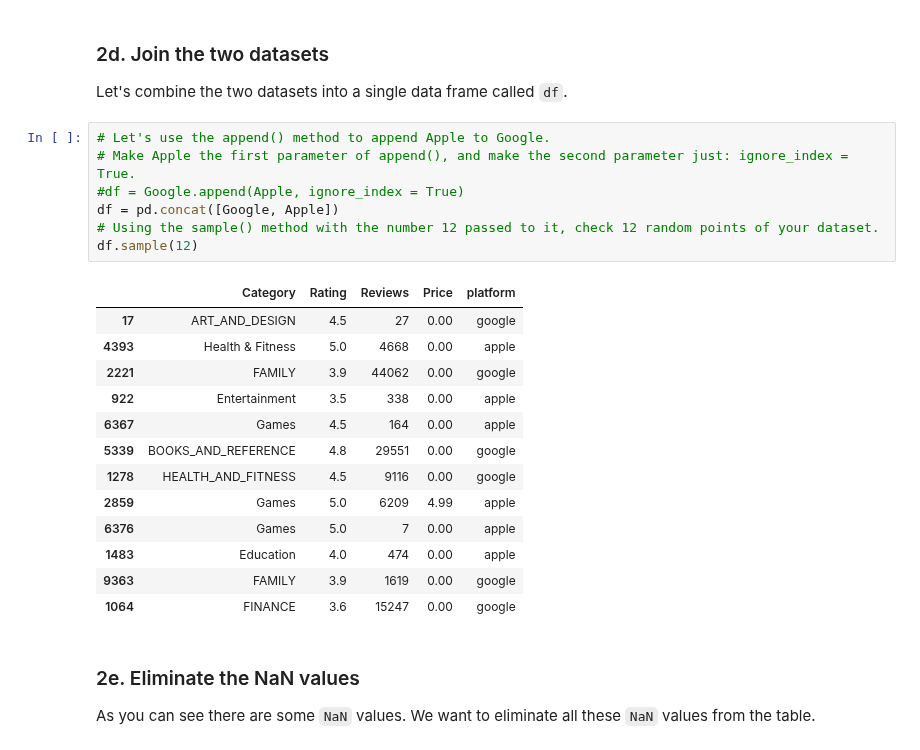
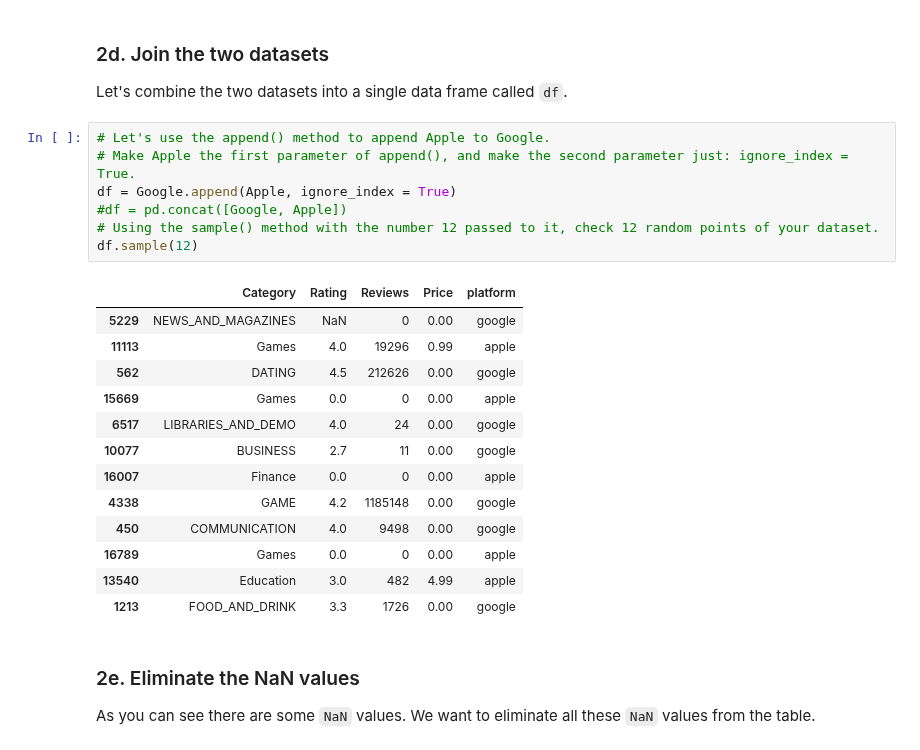
Before and after one commit to tripfernandes/SB-DSC, a Jupyter notebook: PART 1, Tier 1 - Sourcing and Loading.ipynb, the cells around one changed output. Saved outputs shown, nothing was run; the diff lists cells and outputs as text.

```diff
--- a/PART 1, Tier 1 - Sourcing and Loading.ipynb
+++ b/PART 1, Tier 1 - Sourcing and Loading.ipynb
@@ -294,24 +294,24 @@ Let's combine the two datasets into a single data frame called `df`.
 # %%
 # Let's use the append() method to append Apple to Google.
 # Make Apple the first parameter of append(), and make the second parameter just: ignore_index = True.
-#df = Google.append(Apple, ignore_index = True)
-df = pd.concat([Google, Apple])
+df = Google.append(Apple, ignore_index = True)
+#df = pd.concat([Google, Apple])
 # Using the sample() method with the number 12 passed to it, check 12 random points of your dataset.
 df.sample(12)
 # %% [output]
 |  | Category | Rating | Reviews | Price | platform |
-| 17 | ART_AND_DESIGN | 4.5 | 27 | 0.00 | google |
-| 4393 | Health & Fitness | 5.0 | 4668 | 0.00 | apple |
-| 2221 | FAMILY | 3.9 | 44062 | 0.00 | google |
-| 922 | Entertainment | 3.5 | 338 | 0.00 | apple |
-| 6367 | Games | 4.5 | 164 | 0.00 | apple |
-| 5339 | BOOKS_AND_REFERENCE | 4.8 | 29551 | 0.00 | google |
-| 1278 | HEALTH_AND_FITNESS | 4.5 | 9116 | 0.00 | google |
-| 2859 | Games | 5.0 | 6209 | 4.99 | apple |
-| 6376 | Games | 5.0 | 7 | 0.00 | apple |
-| 1483 | Education | 4.0 | 474 | 0.00 | apple |
-| 9363 | FAMILY | 3.9 | 1619 | 0.00 | google |
-| 1064 | FINANCE | 3.6 | 15247 | 0.00 | google |
+| 5229 | NEWS_AND_MAGAZINES | NaN | 0 | 0.00 | google |
+| 11113 | Games | 4.0 | 19296 | 0.99 | apple |
+| 562 | DATING | 4.5 | 212626 | 0.00 | google |
+| 15669 | Games | 0.0 | 0 | 0.00 | apple |
+| 6517 | LIBRARIES_AND_DEMO | 4.0 | 24 | 0.00 | google |
+| 10077 | BUSINESS | 2.7 | 11 | 0.00 | google |
+| 16007 | Finance | 0.0 | 0 | 0.00 | apple |
+| 4338 | GAME | 4.2 | 1185148 | 0.00 | google |
+| 450 | COMMUNICATION | 4.0 | 9498 | 0.00 | google |
+| 16789 | Games | 0.0 | 0 | 0.00 | apple |
+| 13540 | Education | 3.0 | 482 | 4.99 | apple |
+| 1213 | FOOD_AND_DRINK | 3.3 | 1726 | 0.00 | google |
 # %% [markdown]
 ### 2e. Eliminate the NaN values
 
```
Also changed, not shown: parts of 17 cells of this notebook.
